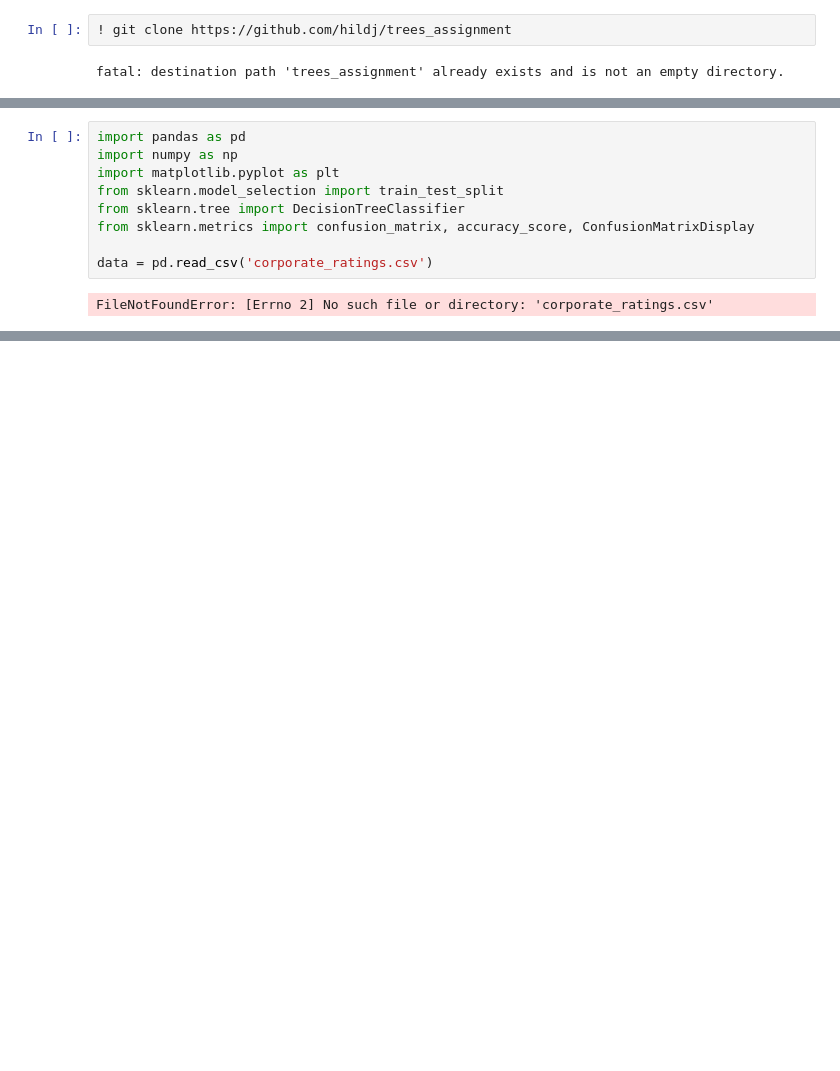
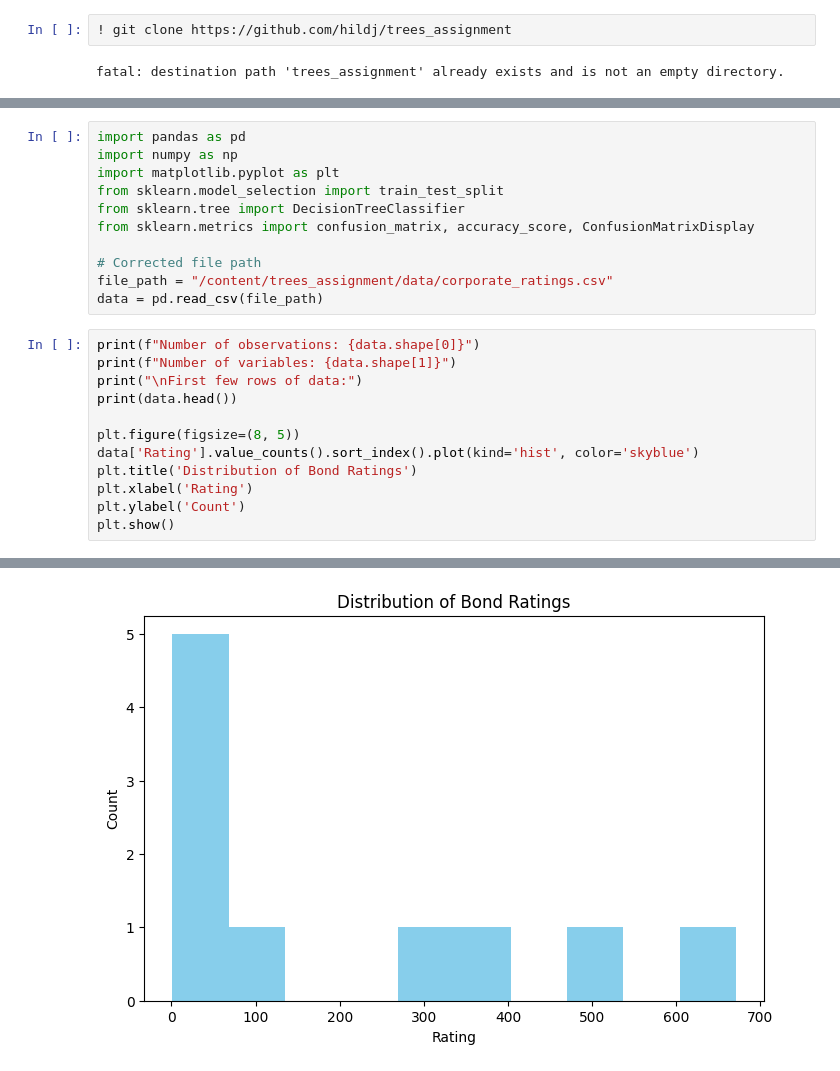
Before and after one commit to hildj/trees_assignment, a Jupyter notebook: assignment.ipynb, the cells around one changed output, grey strips where cells are left out. Cells and saved outputs as stored; diff of their text form; blank space fills up the shorter version.

```diff
--- a/assignment.ipynb
+++ b/assignment.ipynb
@@ -58,6 +129,19 @@ from sklearn.model_selection import train_test_split
 from sklearn.tree import DecisionTreeClassifier
 from sklearn.metrics import confusion_matrix, accuracy_score, ConfusionMatrixDisplay
 
-data = pd.read_csv('corporate_ratings.csv')
+# Corrected file path
+file_path = "/content/trees_assignment/data/corporate_ratings.csv"
+data = pd.read_csv(file_path)
-# %% [output]
-FileNotFoundError: [Errno 2] No such file or directory: 'corporate_ratings.csv'
+# %%
+print(f"Number of observations: {data.shape[0]}")
+print(f"Number of variables: {data.shape[1]}")
+print("\nFirst few rows of data:")
+print(data.head())
+
+plt.figure(figsize=(8, 5))
+data['Rating'].value_counts().sort_index().plot(kind='hist', color='skyblue')
+plt.title('Distribution of Bond Ratings')
+plt.xlabel('Rating')
+plt.ylabel('Count')
+plt.show()
+# %% [output]
@@ -63,0 +165 @@ FileNotFoundError: [Errno 2] No such file or directory: 'corporate_ratings.csv'
+[figure, added]
```
Also changed, not shown: parts of 8 cells of this notebook.
